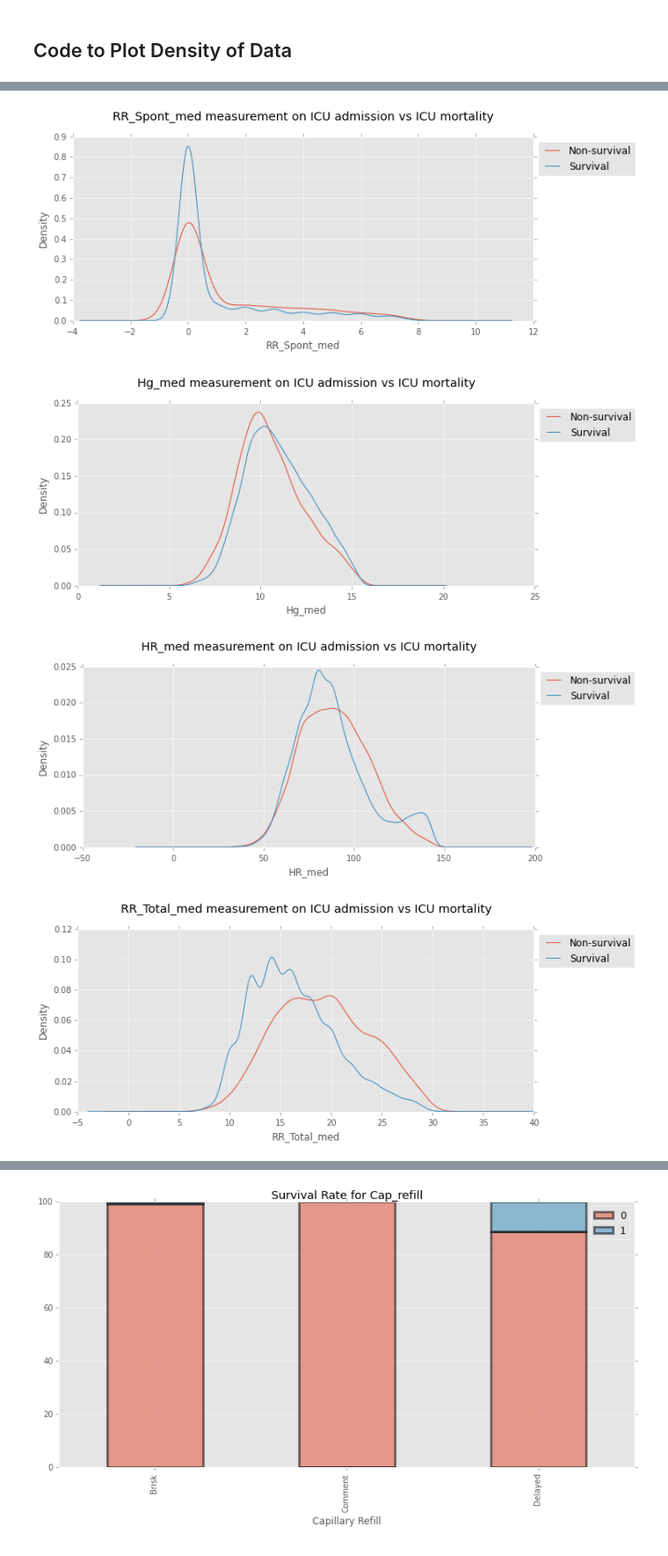
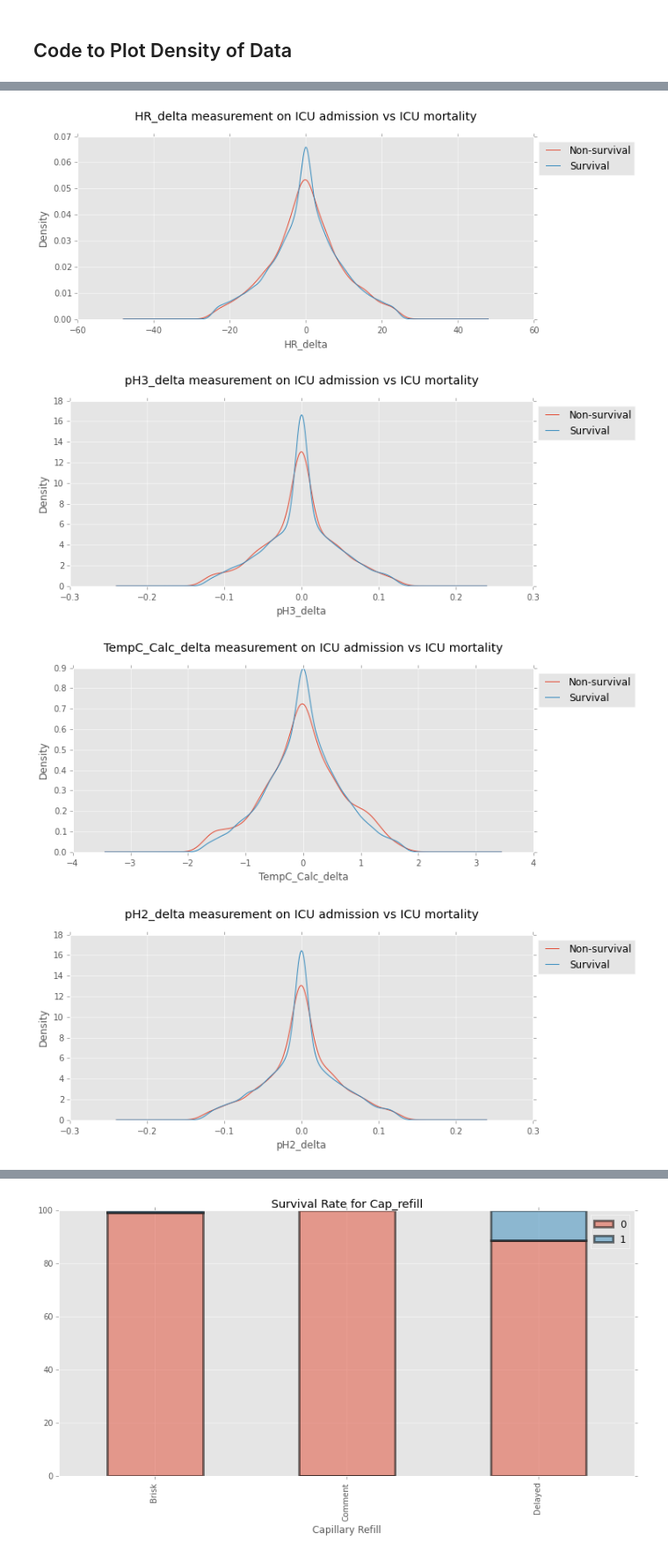
Before and after one commit to RJBeetel3/mimic3_analysis, a Jupyter notebook: CHARTEVENTS_FIRST24.ipynb, the cells around one changed output, grey strips where cells are left out. Shown at 88% size. Drawn from its saved outputs; the diff is of its cells as text; code cells hidden in the pictures.

```diff
--- a/CHARTEVENTS_FIRST24.ipynb
+++ b/CHARTEVENTS_FIRST24.ipynb
@@ -586,0 +614,2 @@ BP_Sys_delta   Arterial BP [Systolic]     (14750, 3)
+# %%
+delta_dict.pop(col)
@@ -587,9 +636,5 @@ BP_Sys_delta   Arterial BP [Systolic]     (14750, 3)
 # %%
-#mean_dict[mean_dict.cols()[0]].head()
-# SKEW_DICT[COL] = FRAME OF SUBJECT_ID, WHATEVER VARIABLE IS BEING INDICATED BY COL,
-# SURVIVAL AND GENDER
-
-frame = med_dict
+frame = delta_dict
 for col in frame.keys():
     # plot
     # print col
@@ -623,4 +668,4 @@ for col in frame.keys():
-[figure, old version]
+[figure, new version]
-[figure, old version]
+[figure, new version]
-[figure, old version]
+[figure, new version]
-[figure, old version]
+[figure, new version]
```
Also changed, not shown: parts of 21 cells of this notebook, 1 other file.
